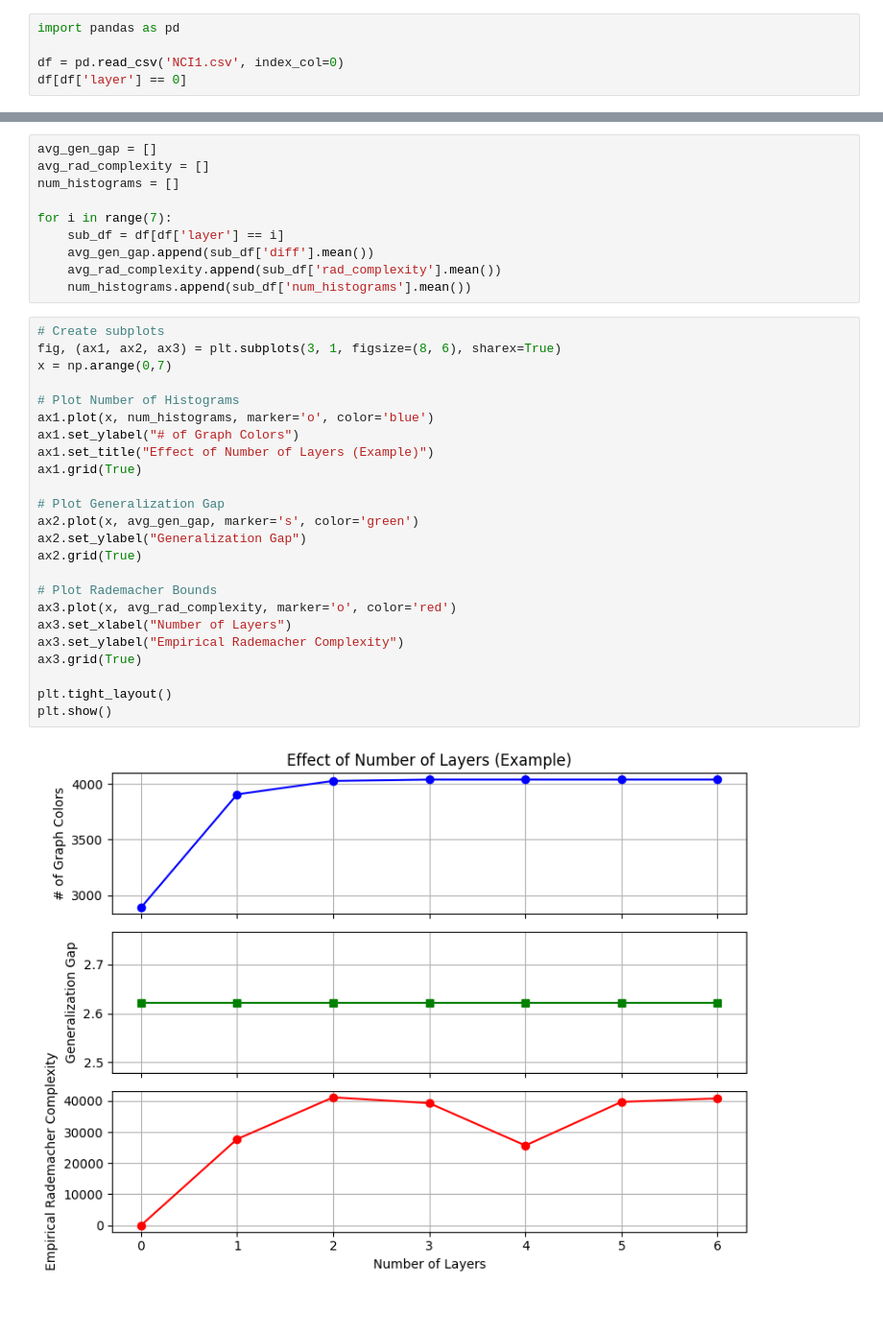
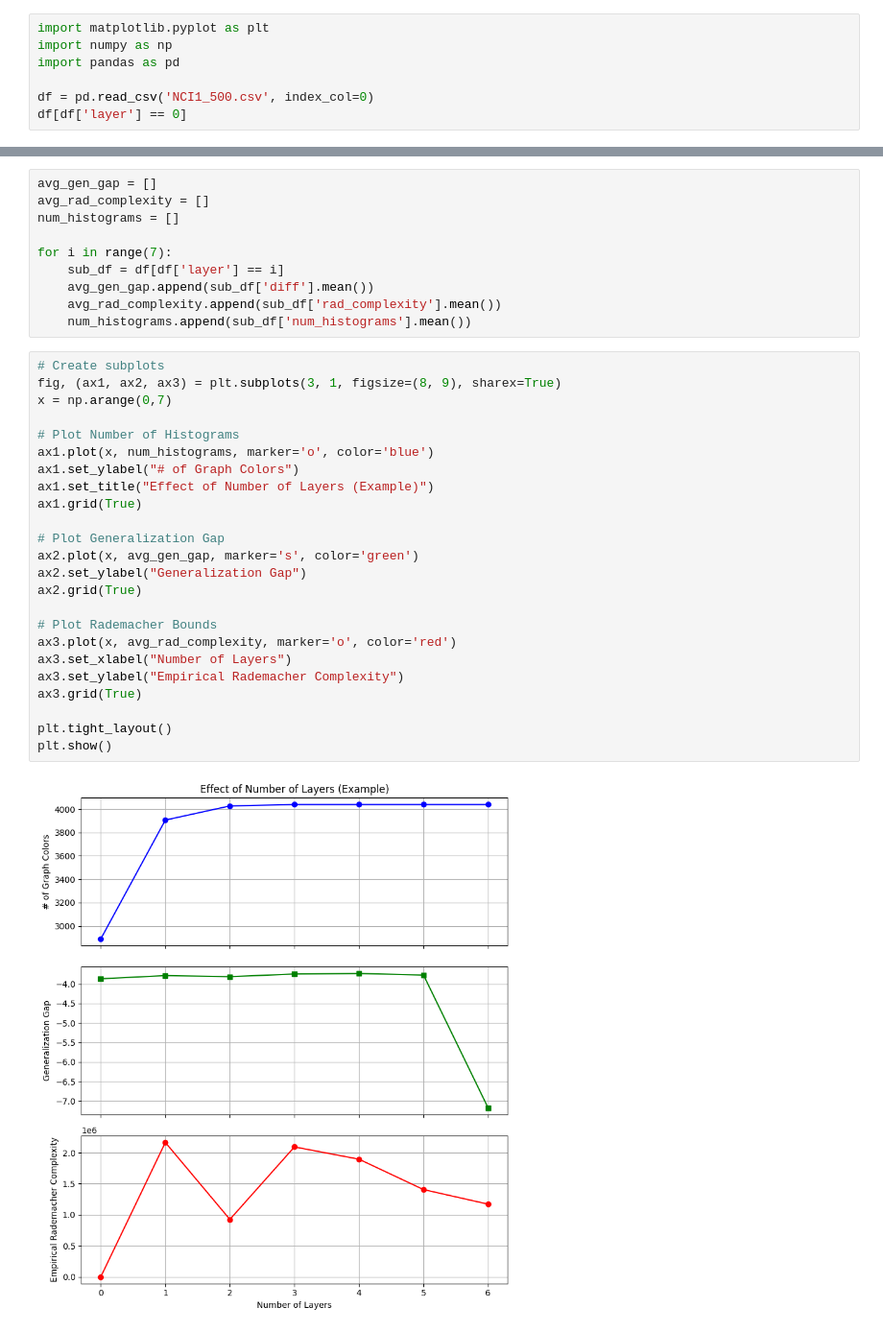
Before and after one commit to EOkoyomon/wl_vs_rademacher, a Jupyter notebook: process.ipynb, the cells around one changed output, grey strips where cells are left out. Shown at 96% size. Cells and saved outputs as stored; diff of their text form.

```diff
--- a/process.ipynb
+++ b/process.ipynb
@@ -39,9 +39,11 @@ plt.show()
 # %% [output]
 [figure]
 # %%
+import matplotlib.pyplot as plt
+import numpy as np
 import pandas as pd
 
-df = pd.read_csv('NCI1.csv', index_col=0)
+df = pd.read_csv('NCI1_500.csv', index_col=0)
 df[df['layer'] == 0]
 # %% [output]
 |  | it | test | train | diff | layer | rad_complexity | num_histograms |
@@ -58,27 +61,27 @@ for i in range(7):
     num_histograms.append(sub_df['num_histograms'].mean())
 # %%
 # Create subplots
-fig, (ax1, ax2, ax3) = plt.subplots(3, 1, figsize=(8, 6), sharex=True)
+fig, (ax1, ax2, ax3) = plt.subplots(3, 1, figsize=(8, 9), sharex=True)
 x = np.arange(0,7)
 
 # Plot Number of Histograms
 ax1.plot(x, num_histograms, marker='o', color='blue')
 ax1.set_ylabel("# of Graph Colors")
 ax1.set_title("Effect of Number of Layers (Example)")
 ax1.grid(True)
 
 # Plot Generalization Gap
 ax2.plot(x, avg_gen_gap, marker='s', color='green')
 ax2.set_ylabel("Generalization Gap")
 ax2.grid(True)
 
 # Plot Rademacher Bounds
 ax3.plot(x, avg_rad_complexity, marker='o', color='red')
 ax3.set_xlabel("Number of Layers")
 ax3.set_ylabel("Empirical Rademacher Complexity")
 ax3.grid(True)
 
 plt.tight_layout()
 plt.show()
 # %% [output]
-[figure, old version]
+[figure, new version]
```
Also changed, not shown: parts of 1 cell of this notebook, 3 other files.
